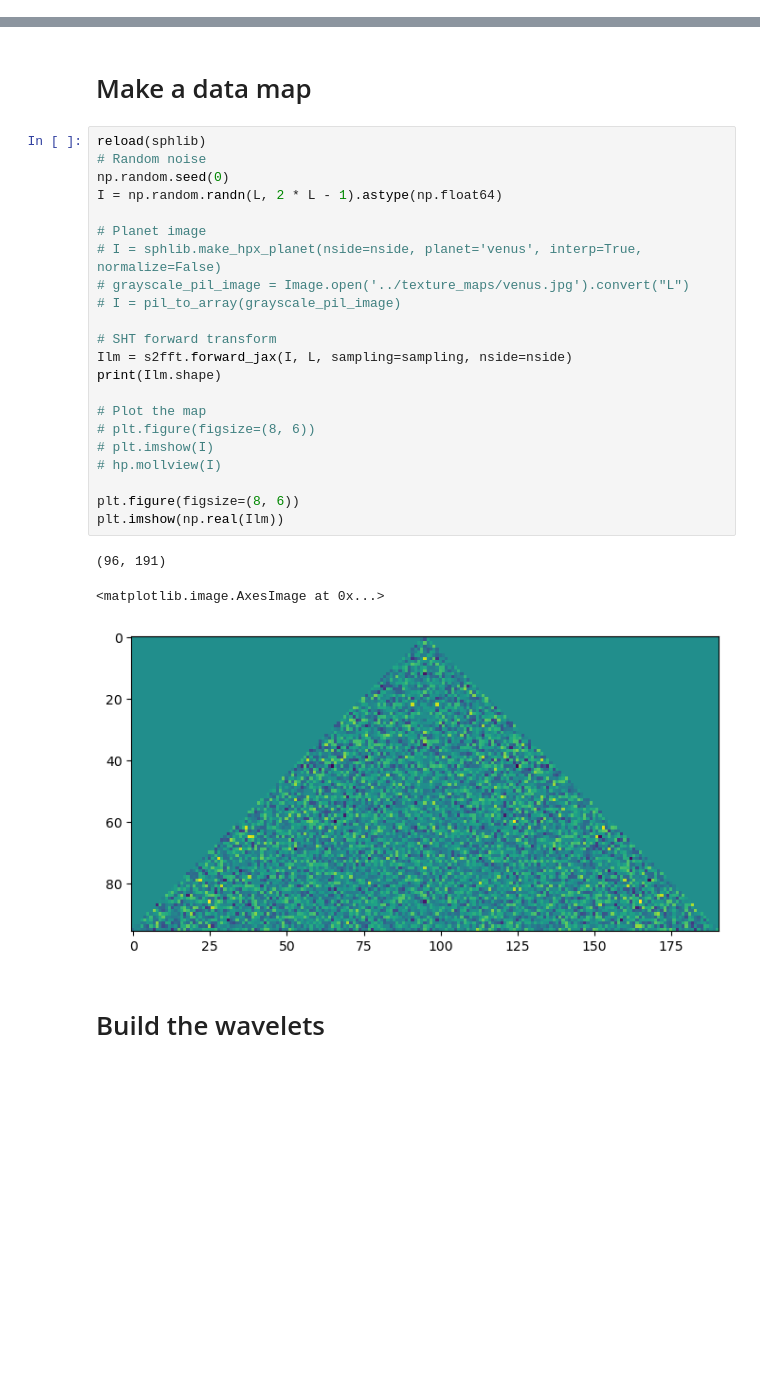
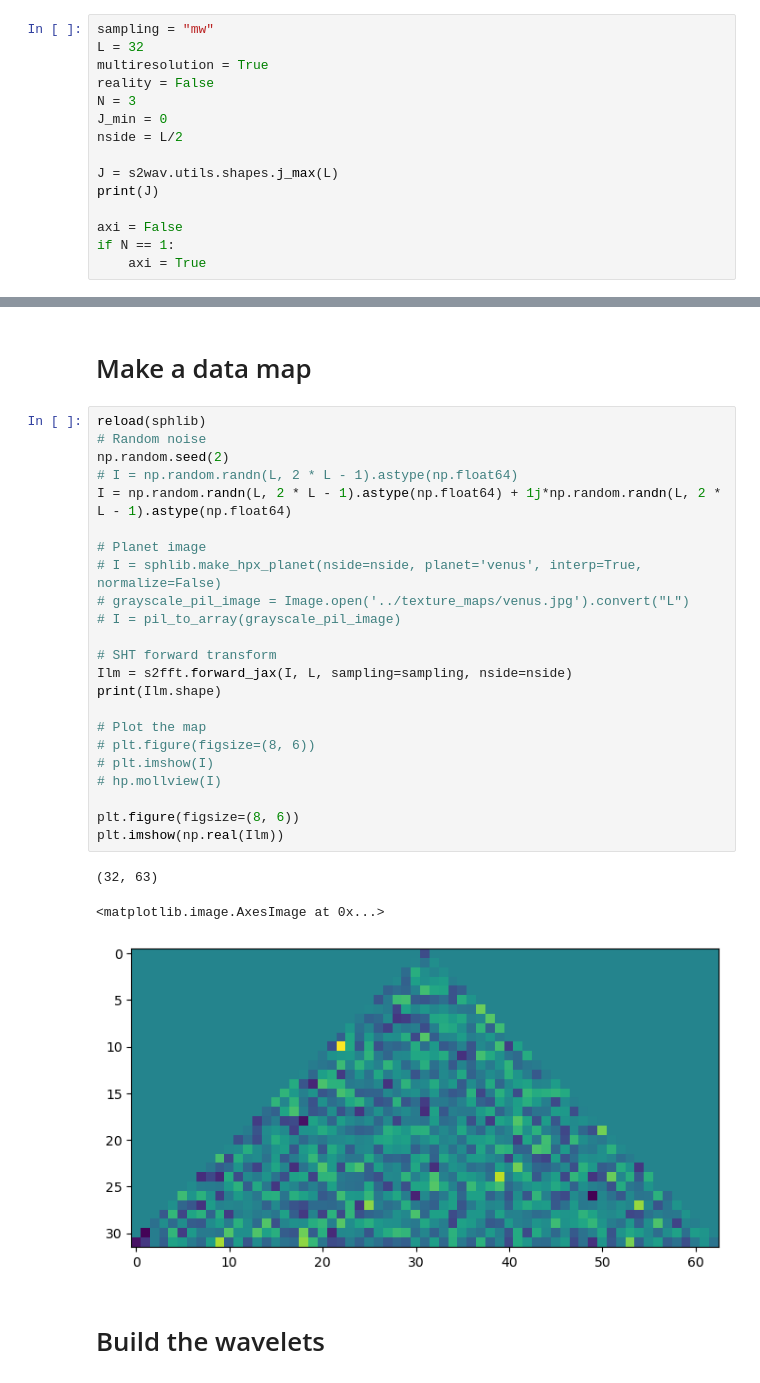
Before and after one commit to mousset/scatcovJAX, a Jupyter notebook: Notebooks/compute_scattering_coeff.ipynb, the cells around one changed output, grey strips where cells are left out. Cells and saved outputs as stored; diff of their text form; blank space fills up the shorter version.

```diff
--- a/Notebooks/compute_scattering_coeff.ipynb
+++ b/Notebooks/compute_scattering_coeff.ipynb
@@ -33,0 +30,15 @@ J_min = 0
+# %%
+sampling = "mw"
+L = 32
+multiresolution = True
+reality = False
+N = 3
+J_min = 0
+nside = L/2
+
+J = s2wav.utils.shapes.j_max(L)
+print(J)
+
+axi = False
+if N == 1:
+    axi = True
@@ -36,29 +49,30 @@ J_min = 0
 # %%
 reload(sphlib)
 # Random noise
-np.random.seed(0)
-I = np.random.randn(L, 2 * L - 1).astype(np.float64)
+np.random.seed(2)
+# I = np.random.randn(L, 2 * L - 1).astype(np.float64)
+I = np.random.randn(L, 2 * L - 1).astype(np.float64) + 1j*np.random.randn(L, 2 * L - 1).astype(np.float64)
 
 # Planet image
 # I = sphlib.make_hpx_planet(nside=nside, planet='venus', interp=True, normalize=False)
 # grayscale_pil_image = Image.open('../texture_maps/venus.jpg').convert("L")
 # I = pil_to_array(grayscale_pil_image)
 
 # SHT forward transform
 Ilm = s2fft.forward_jax(I, L, sampling=sampling, nside=nside)
 print(Ilm.shape)
 
 # Plot the map
 # plt.figure(figsize=(8, 6))
 # plt.imshow(I)
 # hp.mollview(I)
 
 plt.figure(figsize=(8, 6))
 plt.imshow(np.real(Ilm))
 # %% [output]
-(96, 191)
+(32, 63)
 <matplotlib.image.AxesImage at 0x...>
-[figure, old version]
+[figure, new version]
 # %% [markdown]
 # Build the wavelets
 # %%
```
Also changed, not shown: parts of 18 cells of this notebook, 1 other file.
